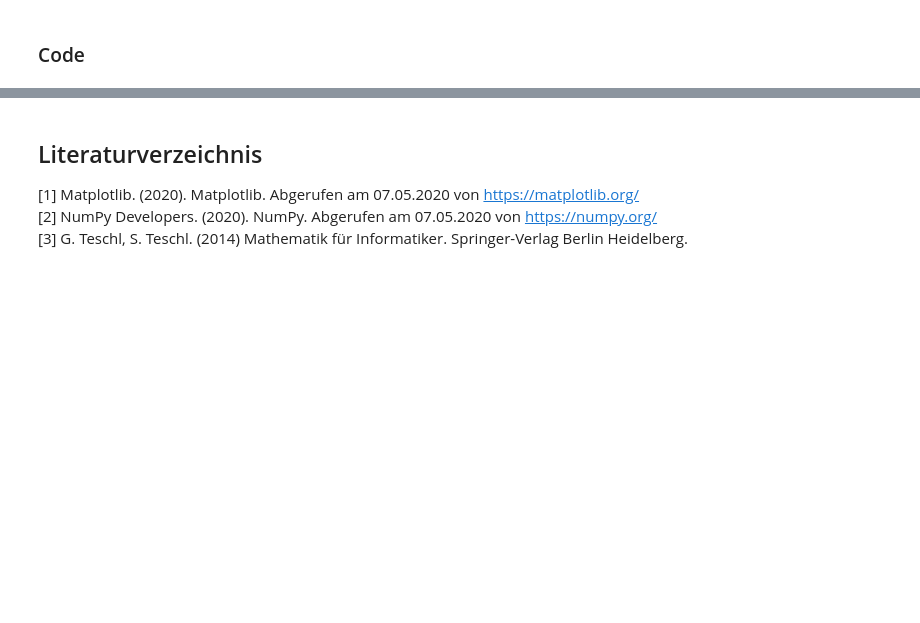
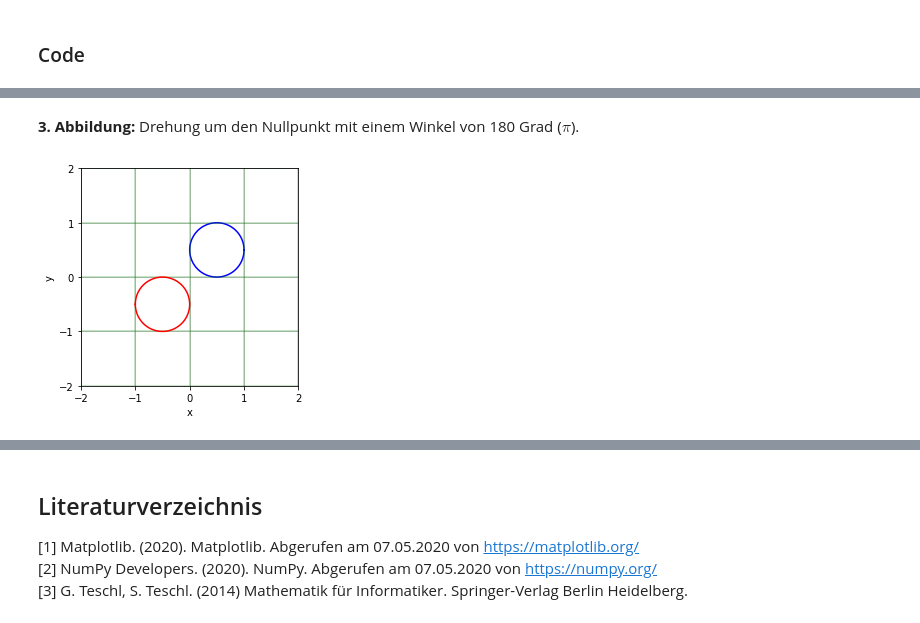
Before and after one commit to cheorges/Lineare-Algebra, a Jupyter notebook: semesterarbeit/Lineare Transformationen.ipynb, the cells around one changed output, grey strips where cells are left out. Saved outputs shown, nothing was run; the diff lists cells and outputs as text; code cells hidden in the pictures; blank space fills up the shorter version.

```diff
--- a/semesterarbeit/Lineare Transformationen.ipynb
+++ b/semesterarbeit/Lineare Transformationen.ipynb
@@ -180,0 +175,7 @@ lineareAbbildung(A, 2, 2)
+# %% [markdown]
+**3. Abbildung:** Drehung um den Nullpunkt mit einem Winkel von 180 Grad ($\pi$).
+# %%
+cos_a, sin_a = np.cos(np.pi), np.sin(np.pi)
+lineareAbbildung(np.array([[cos_a, -sin_a], [sin_a, cos_a] ]))
+# %% [output]
+[figure, added]
```
Also changed, not shown: parts of 20 cells of this notebook.
